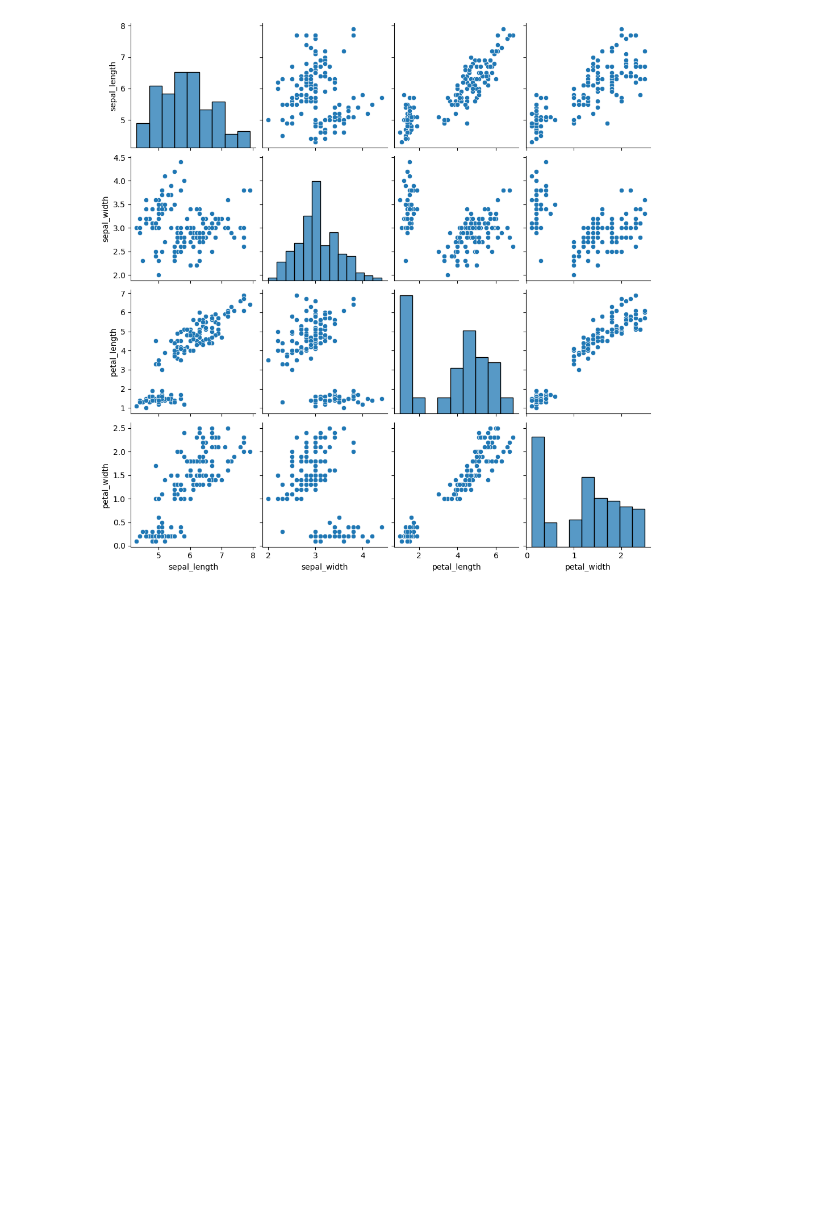
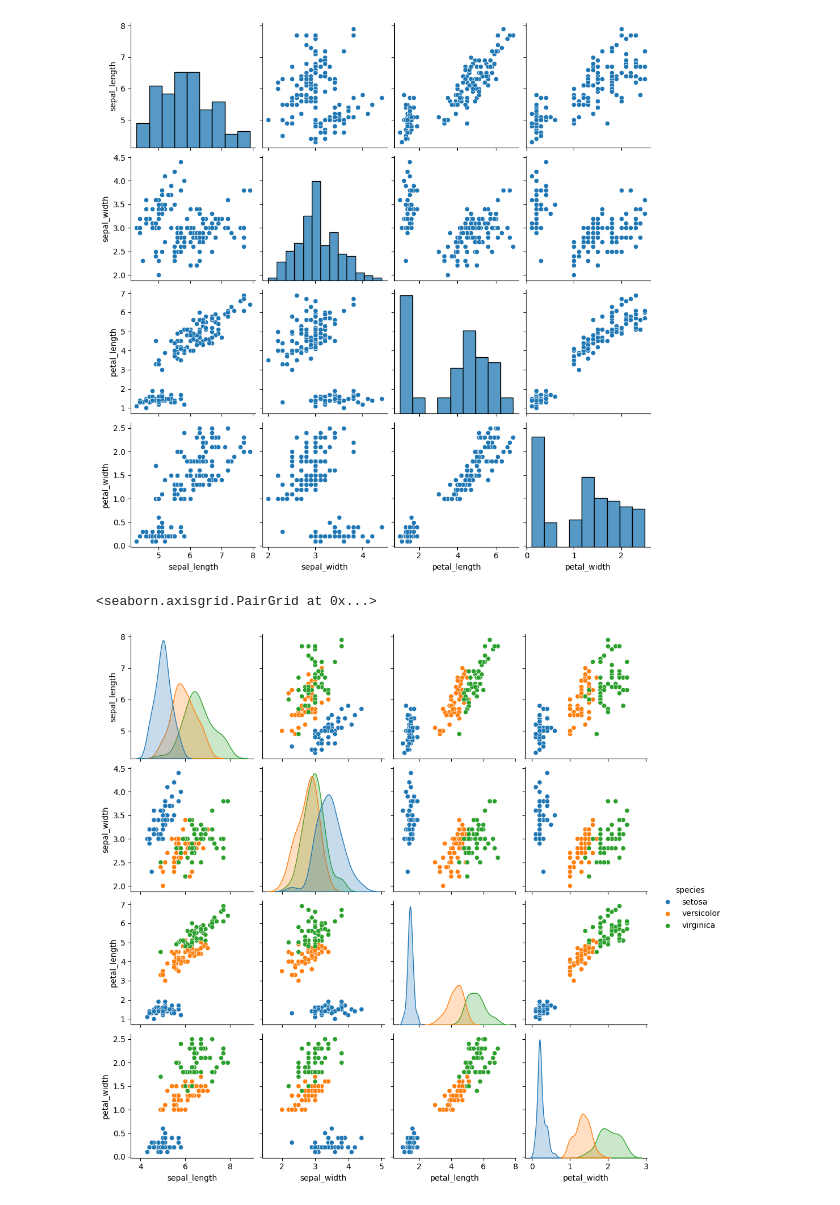
Before and after one commit to Srish09-S/ML, a Jupyter notebook: Seaborn/5.ipynb, the cells around one changed output. Cells and saved outputs as stored; diff of their text form; code cells hidden in the pictures; blank space fills up the shorter version.

```diff
--- a/Seaborn/5.ipynb
+++ b/Seaborn/5.ipynb
@@ -63,3 +63,8 @@ sns.pairplot(iris)
 # %% [output]
 <seaborn.axisgrid.PairGrid at 0x...>
 [figure]
+# %%
+sns.pairplot(iris , hue='species')
+# %% [output]
+<seaborn.axisgrid.PairGrid at 0x...>
+[figure, added]
```
